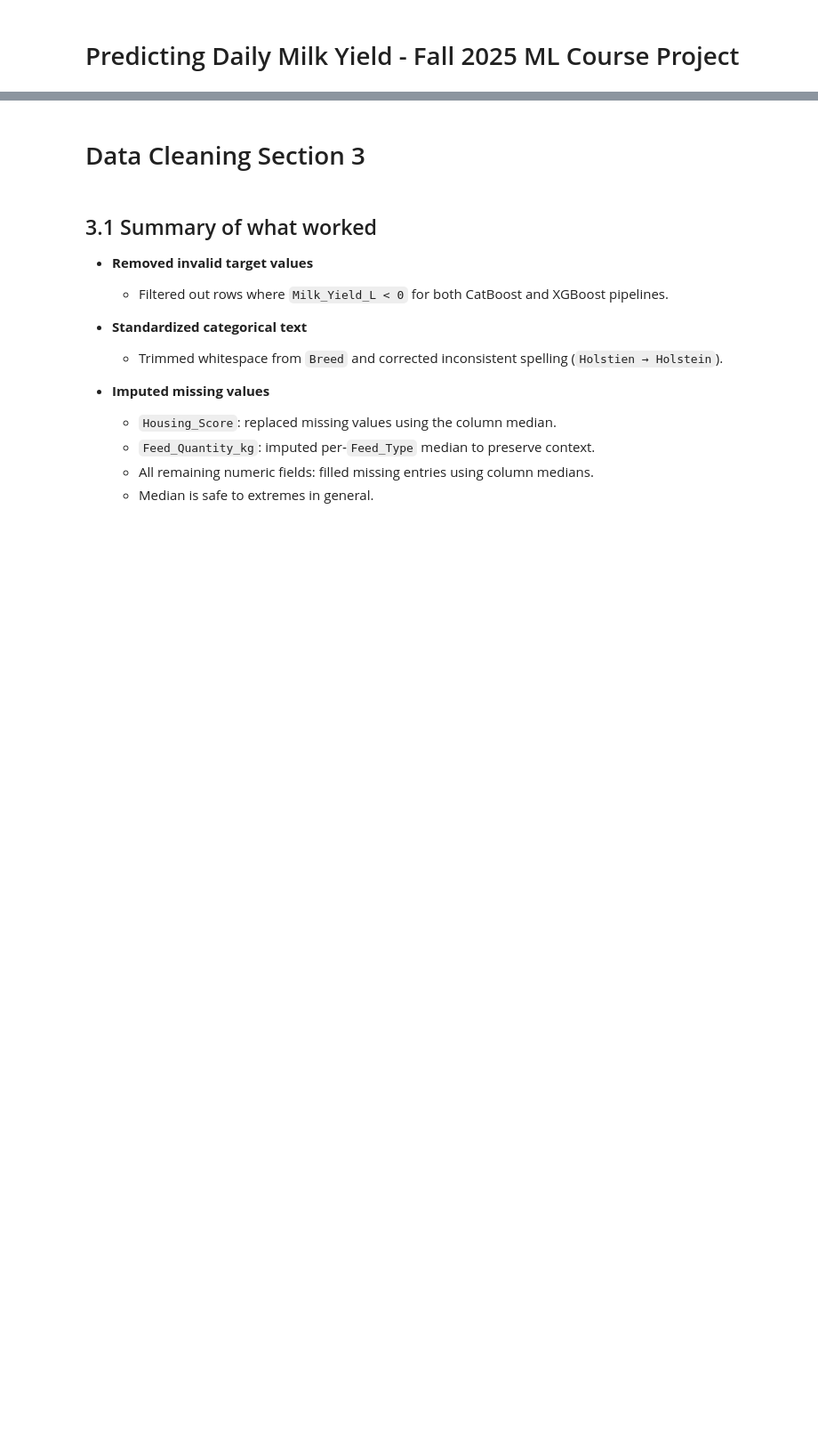
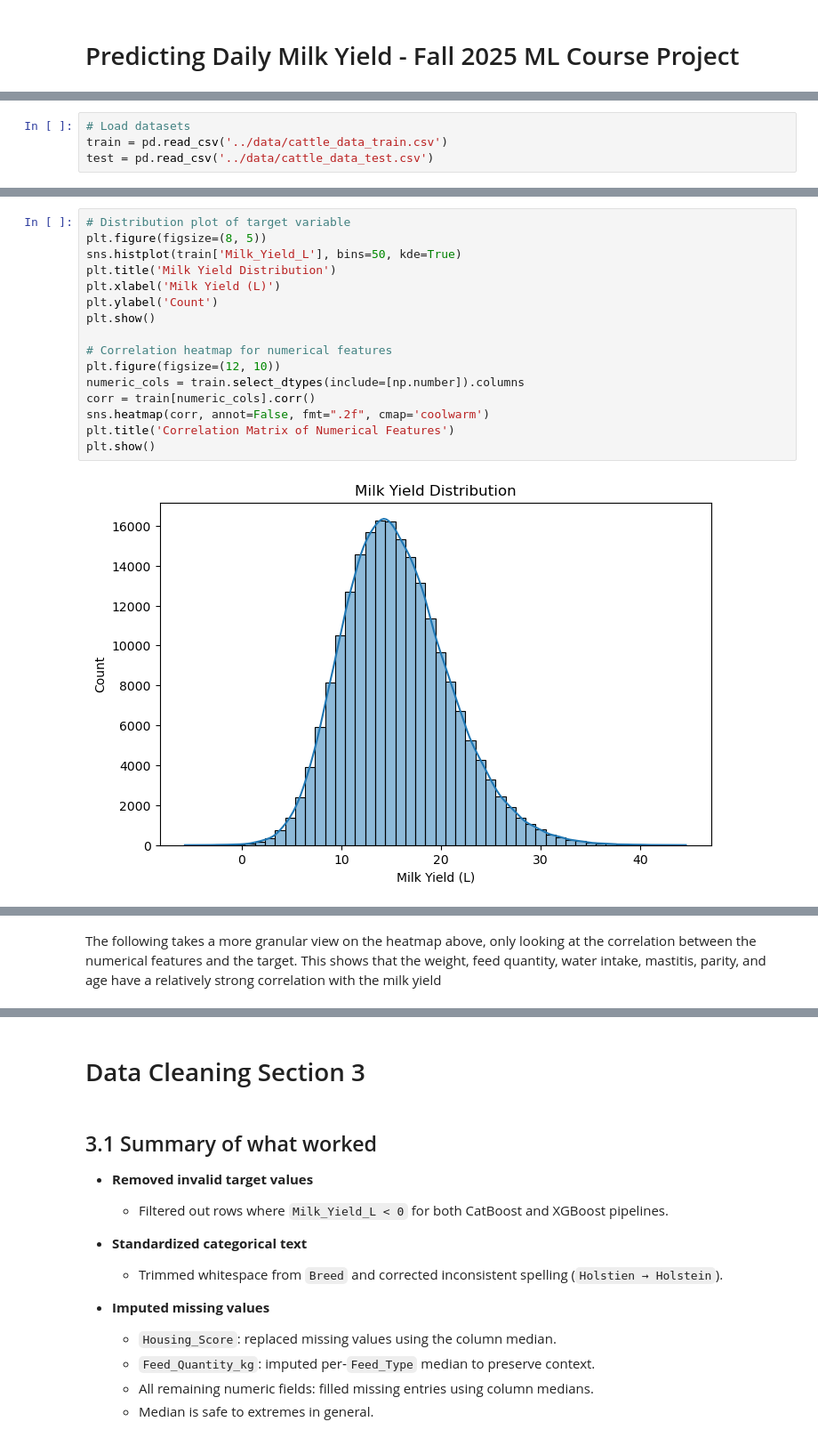
Before and after one commit to FelBenitez/dairy-cow-milk-yield-prediction, a Jupyter notebook: src/main_model.ipynb, the cells around one changed output, grey strips where cells are left out. Shown at 89% size. Drawn from its saved outputs; the diff is of its cells as text; blank space fills up the shorter version.

Commit message:
Added information and code for data loading and exploration in main_model

```diff
--- a/src/main_model.ipynb
+++ b/src/main_model.ipynb
@@ -21,0 +28,4 @@ So show train/test. Other things we could show as example is train and test shap
+# %%
+# Load datasets
+train = pd.read_csv('../data/cattle_data_train.csv')
+test = pd.read_csv('../data/cattle_data_test.csv')
@@ -21,0 +186,18 @@ So show train/test. Other things we could show as example is train and test shap
+# %%
+# Distribution plot of target variable
+plt.figure(figsize=(8, 5))
+sns.histplot(train['Milk_Yield_L'], bins=50, kde=True)
+plt.title('Milk Yield Distribution')
+plt.xlabel('Milk Yield (L)')
+plt.ylabel('Count')
+plt.show()
+
+# Correlation heatmap for numerical features
+plt.figure(figsize=(12, 10))
+numeric_cols = train.select_dtypes(include=[np.number]).columns
+corr = train[numeric_cols].corr()
+sns.heatmap(corr, annot=False, fmt=".2f", cmap='coolwarm')
+plt.title('Correlation Matrix of Numerical Features')
+plt.show()
+# %% [output]
+[figure, added]
@@ -21,0 +205,2 @@ So show train/test. Other things we could show as example is train and test shap
+# %% [markdown]
+The following takes a more granular view on the heatmap above, only looking at the correlation between the numerical features and the target. This shows that the weight, feed quantity, water intake, mastitis, parity, and age have a relatively strong correlation with the milk yield
```
Also changed, not shown: parts of 31 cells of this notebook.
